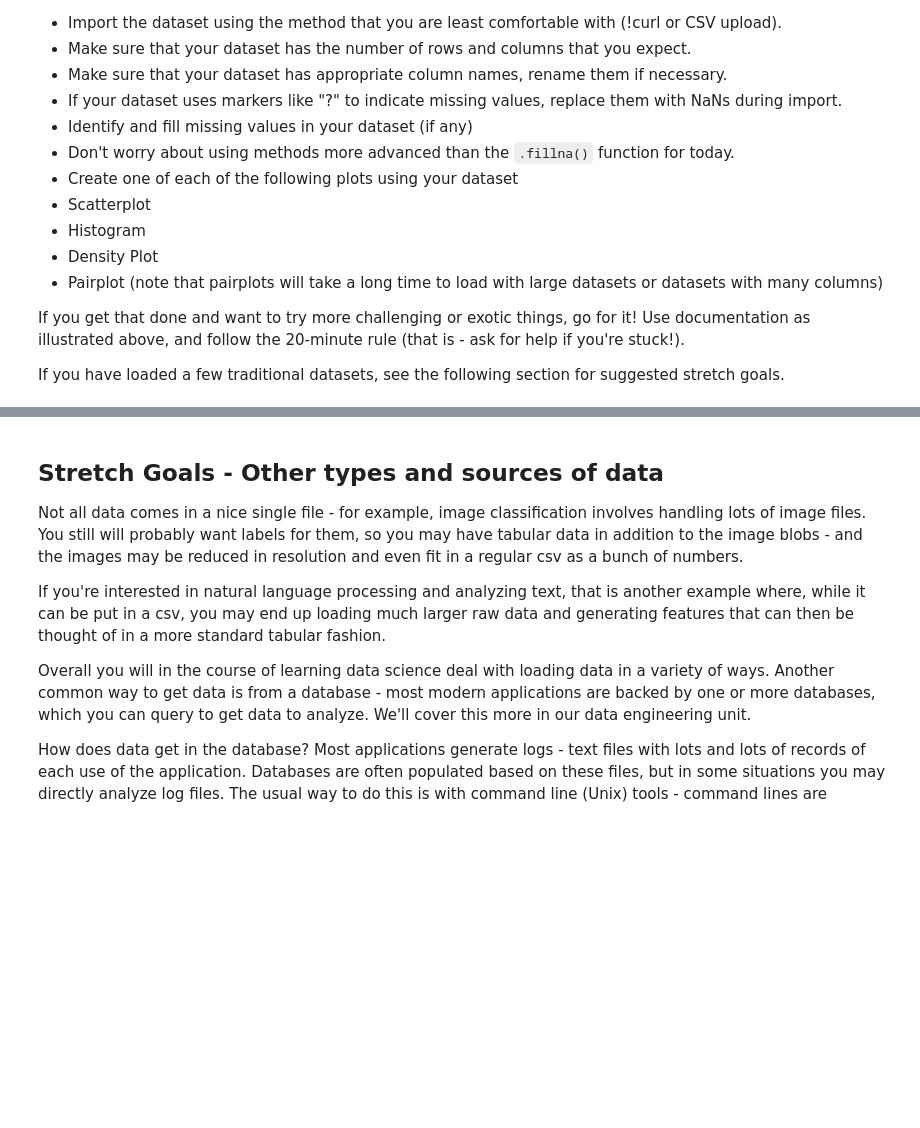
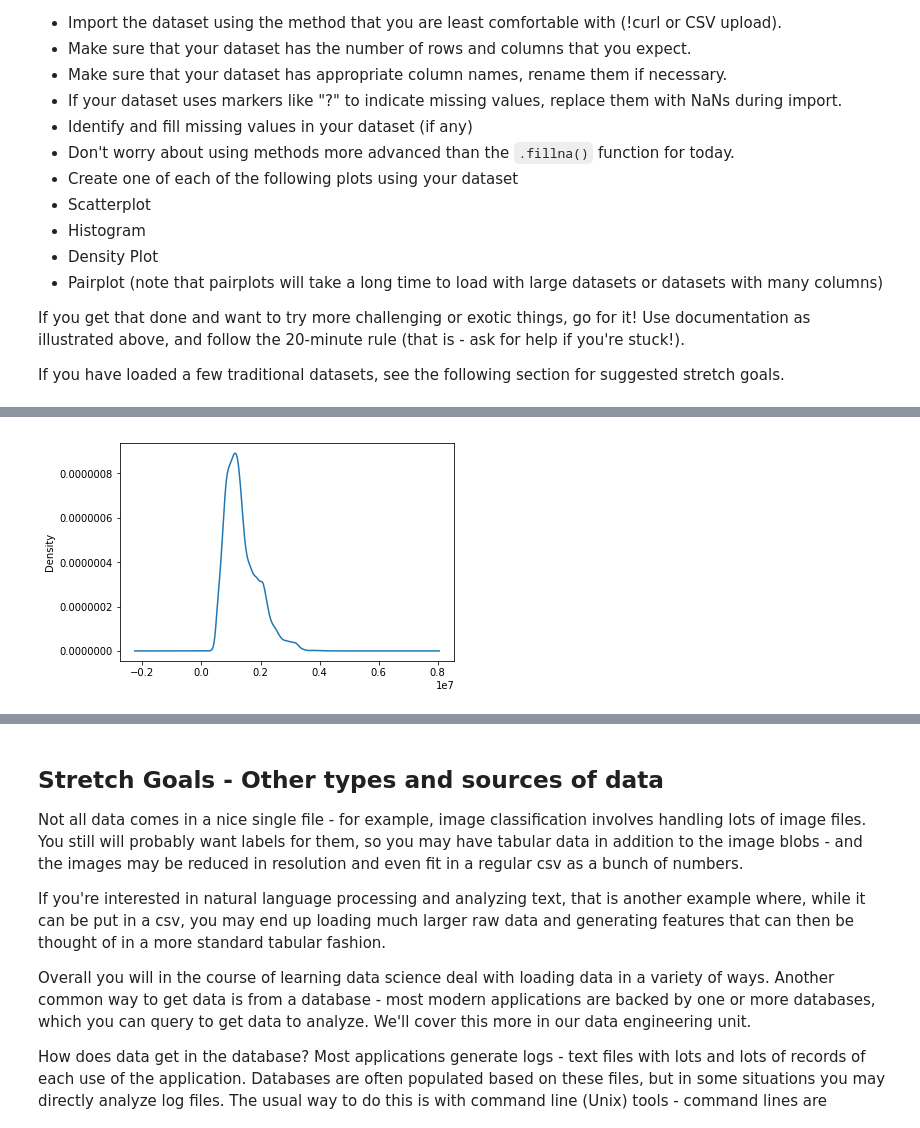
Before and after one commit to ngriggs/DS-Unit-1-Sprint-1-Dealing-With-Data, a Jupyter notebook: module2-loadingdata/LS_DS_112_Loading_Data.ipynb, the cells around one changed output, grey strips where cells are left out. Saved outputs shown, nothing was run; the diff lists cells and outputs as text; code cells hidden in the pictures; blank space fills up the shorter version.

```diff
--- a/module2-loadingdata/LS_DS_112_Loading_Data.ipynb
+++ b/module2-loadingdata/LS_DS_112_Loading_Data.ipynb
@@ -511,0 +607,5 @@ If you have loaded a few traditional datasets, see the following section for sug
+# %%
+# Density Plot
+df['Molecular mass weighted exposed area'].plot.density();
+# %% [output]
+[figure, added]
```
Also changed, not shown: parts of 11 cells of this notebook.
